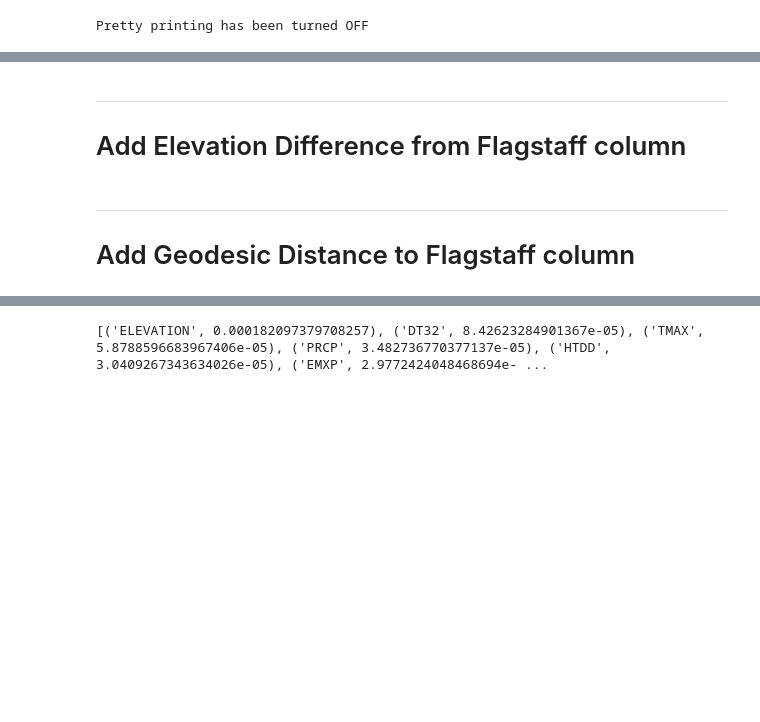
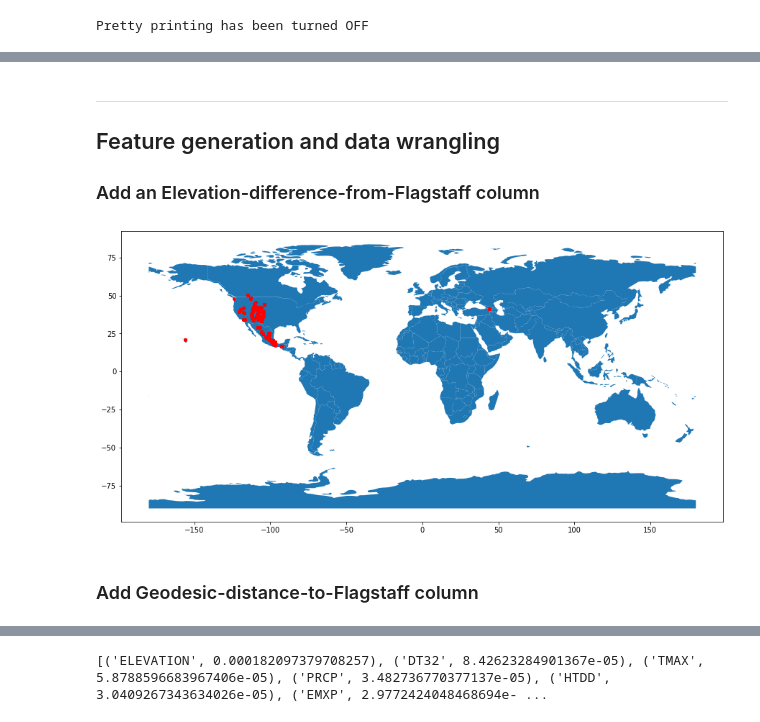
Before and after one commit to dbabbitt/notebooks, a Jupyter notebook: ipynb/Climates like Flagstaff.ipynb, the cells around one changed output, grey strips where cells are left out. Drawn from its saved outputs; the diff is of its cells as text; code cells hidden in the pictures; blank space fills up the shorter version.

```diff
--- a/ipynb/Climates like Flagstaff.ipynb
+++ b/ipynb/Climates like Flagstaff.ipynb
@@ -81,7 +85,18 @@ else:
 # %% [markdown]
 
 ----
-# Add Elevation Difference from Flagstaff column
+## Feature generation and data wrangling
+
+### Add an Elevation-difference-from-Flagstaff column
+# %%
+
+from shapely.geometry import Point
+import geopandas as gpd
+from geopandas import GeoDataFrame
+import matplotlib.pyplot as plt
+
+# Use sample map
+world = gpd.read_file(gpd.datasets.get_path('naturalearth_lowres'))
 # %%
 
 # Flagstaff is 2108 meters with elevation that is 1829 meters higher than average city elevation in United States.
@@ -90,10 +105,18 @@ if 'elevation_diff' not in climates_df.columns:
     climates_df['elevation_diff'] = climates_df.ELEVATION.map(lambda x: abs(x - 2108))
     s.store_objects(climates_df=climates_df, verbose=True)
     s.save_dataframes(climates_df=climates_df, verbose=True)
+# %%
+
+mask_series = (climates_df.elevation_diff < 10)
+df = climates_df[mask_series].sample(min(1_000, climates_df[mask_series].shape[0]))
+geometry = [Point(xy) for xy in zip(df.LONGITUDE, df.LATITUDE)]
+gdf = GeoDataFrame(df, geometry=geometry)
+gdf.plot(ax=world.plot(figsize=(15, 15)), marker='o', color='red', markersize=15);
+# %% [output]
+[figure, added]
 # %% [markdown]
 
-----
-# Add Geodesic Distance to Flagstaff column
+### Add Geodesic-distance-to-Flagstaff column
 # %%
 
 # Add column for distance to Flagstaff, AZ, USA
```
Also changed, not shown: parts of 44 cells of this notebook, 2 other files.
